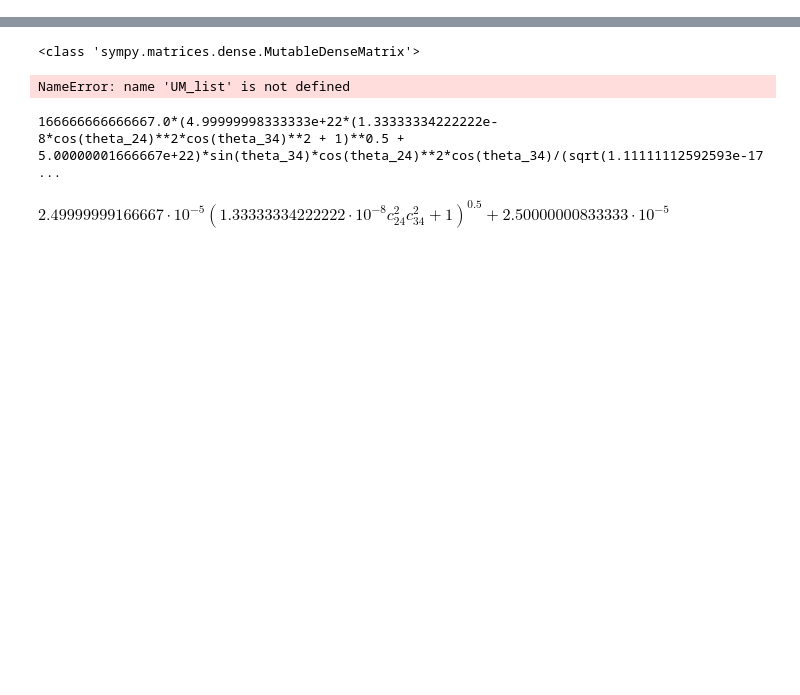
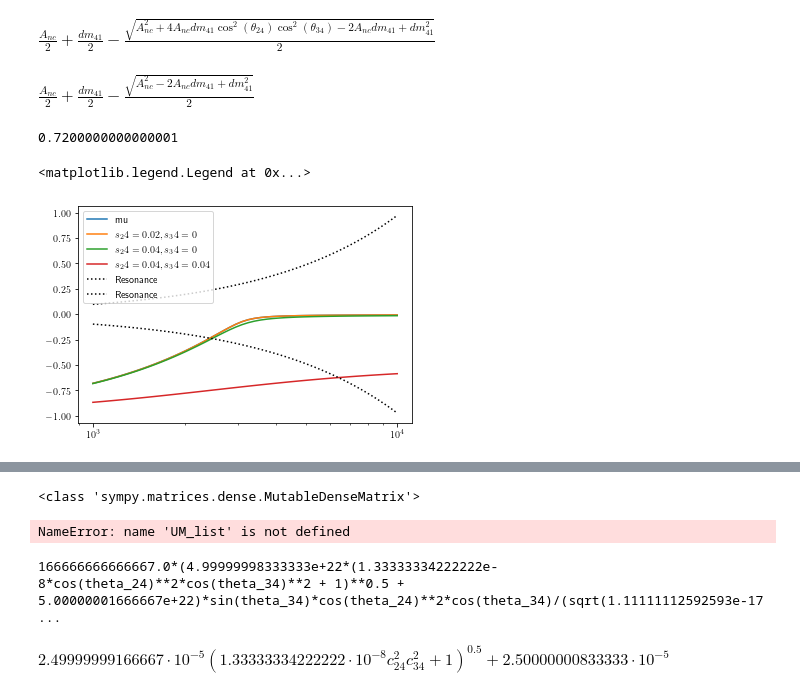
Before and after one commit to Sjoeborg/thesis, a Jupyter notebook: diag_v2.ipynb, the cells around one changed output, grey strips where cells are left out. Cells and saved outputs as stored; diff of their text form; code cells hidden in the pictures; blank space fills up the shorter version.

```diff
--- a/diag_v2.ipynb
+++ b/diag_v2.ipynb
@@ -142,3 +135,9 @@ symb_params_simple.update({'theta_12': 1,
                        'dm_31': 0,
                        'dm_41': param_dict_num['dm_41']
                        })
+# %%
+A_cc, A_nc=sp.symbols('A_cc,A_nc')
+U = V_matrix(3,4,1, params=symb_params_simple) @ V_matrix(2,4,1, params=symb_params_simple)@ V_matrix(1,4,1, params=symb_params_simple)
+
+M = sp.diag(0,0,0,param_dict_sym['dm_41'])
+H = U @ M @ sp.transpose(U) + sp.diag(A_cc,0,0,A_nc)
@@ -144,0 +150,2 @@ symb_params_simple.update({'theta_12': 1,
+# %%
+vals = list(H.eigenvals().keys())
@@ -144,0 +160,34 @@ symb_params_simple.update({'theta_12': 1,
+# %%
+vals[1]
+# %% [output]
+$\displaystyle \frac{A_{nc}}{2} + \frac{dm_{41}}{2} - \frac{\sqrt{A_{nc}^{2} + 4 A_{nc} dm_{41} \cos^{2}{\left(\theta_{24} \right)} \cos^{2}{\left(\theta_{34} \right)} - 2 A_{nc} dm_{41} + dm_{41}^{2}}}{2}$
+# %%
+c_prod,dmM = sp.symbols('c^2 dm_M')
+vals[1].subs({sp.cos(th_24)**2*sp.cos(th_34)**2: 0})
+# %% [output]
+$\displaystyle \frac{A_{nc}}{2} + \frac{dm_{41}}{2} - \frac{\sqrt{A_{nc}^{2} - 2 A_{nc} dm_{41} + dm_{41}^{2}}}{2}$
+# %%
+1- 0.7/1 + 0.7/0.5 + 0.7**2/(-0.5*1)
+# %% [output]
+0.7200000000000001
+# %%
+func = sp.lambdify([A_nc,th_24,th_34], vals[1].subs({m_41:-1}),'numpy')
+def resonance(E):
+    return 4*np.pi*(-1/2)/(GeV2tokm1*2*r_earth)*E, 4*np.pi*(1/2)/(GeV2tokm1*2*r_earth)*E
+# %%
+dm0 = np.array([func(2*En*1e18*V_nc,np.arcsin(np.sqrt(0.02))/2,0 ) for En in np.logspace(3,4,50)])
+dm1 = np.array([func(2*En*1e18*V_nc,np.arcsin(np.sqrt(0.02))/2,0 ) for En in np.logspace(3,4,50)])
+dm2 = np.array([func(2*En*1e18*V_nc,np.arcsin(np.sqrt(0.04))/2,0 ) for En in np.logspace(3,4,50)])
+dm3 = np.array([func(2*En*1e18*V_nc,np.arcsin(np.sqrt(0.2))/2,0 ) for En in np.logspace(3,4,50)])
+dm4 = np.array([func(2*En*1e18*V_nc,np.arcsin(np.sqrt(0.3)),np.arcsin(np.sqrt(0.3)) ) for En in np.logspace(3,4,50)])
+plt.plot(np.logspace(3,4,50), dm0, label='mu')
+plt.plot(np.logspace(3,4,50), dm1, label='$s_24 = 0.02, s_34=0$')
+plt.plot(np.logspace(3,4,50), dm2, label='$s_24 = 0.04, s_34=0$')
+plt.plot(np.logspace(3,4,50), dm4, label='$s_24 = 0.04, s_34=0.04$')
+plt.plot(np.logspace(3,4,50), resonance(np.logspace(3,4,50))[0], c='black', label='Resonance', ls='dotted')
+plt.plot(np.logspace(3,4,50), resonance(np.logspace(3,4,50))[1], c='black', label='Resonance', ls='dotted')
+plt.xscale('log')
+plt.legend()
+# %% [output]
+<matplotlib.legend.Legend at 0x...>
+[figure, added]
```
Also changed, not shown: parts of 23 cells of this notebook, 1 other file.
